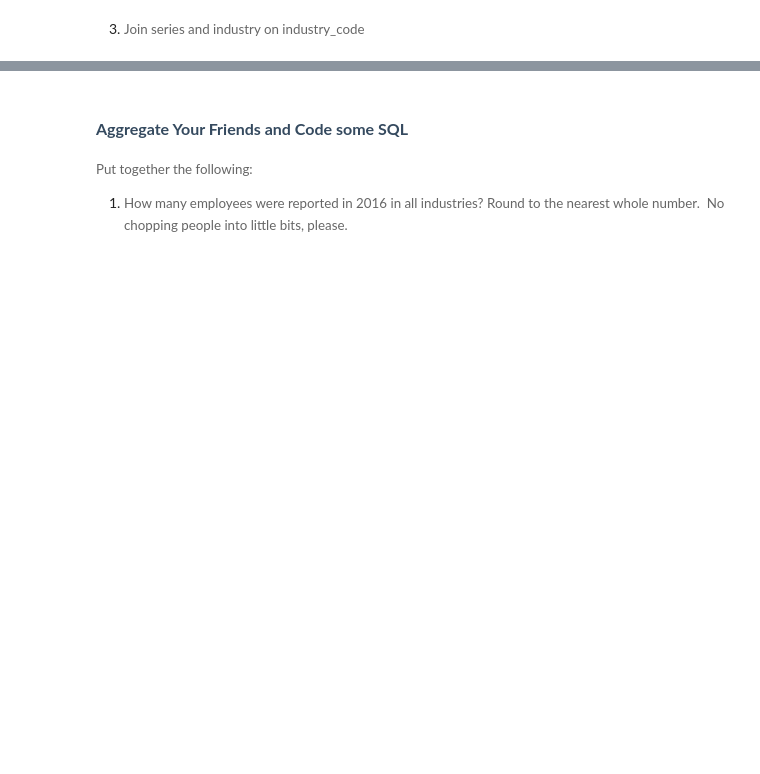
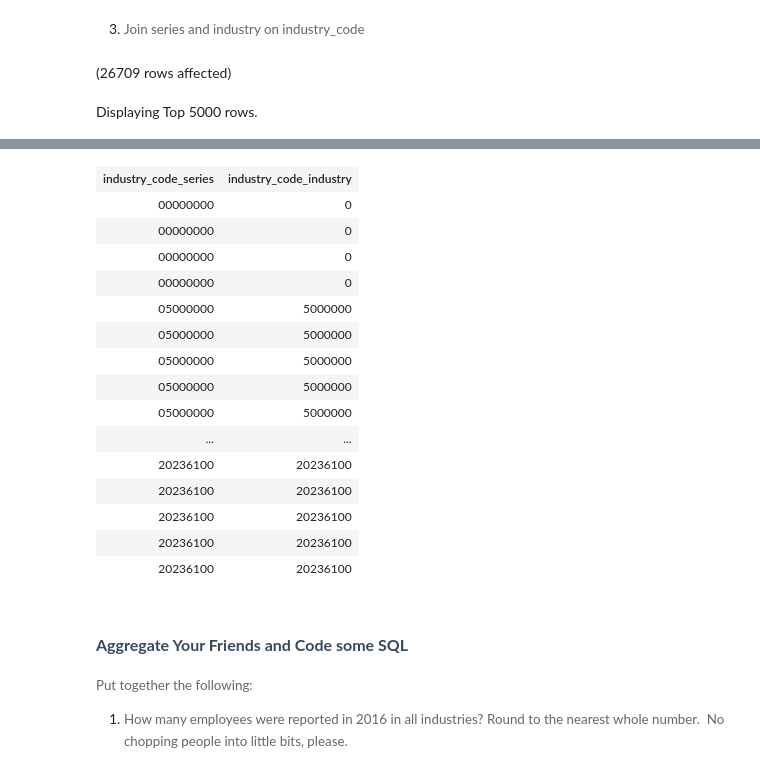
Before and after one commit to jinlikethedrink/Assignment3_9to5, a Jupyter notebook: 9to5.ipynb, the cells around one changed output, grey strips where cells are left out. Cells and saved outputs as stored; diff of their text form; code cells hidden in the pictures; blank space fills up the shorter version.

```diff
--- a/9to5.ipynb
+++ b/9to5.ipynb
@@ -121,4 +204,7 @@ from dbo.series as sr
 join dbo.industry as ind
 on sr.industry_code = ind.industry_code
 
--- Note how number zero works between two columns
+-- Note how number zero works between two columns.
+# %% [output]
+(26709 rows affected)
+Displaying Top 5000 rows.
@@ -125,3 +212,19 @@ on sr.industry_code = ind.industry_code
+| industry_code_series | industry_code_industry |
+| 00000000 | 0 |
+| 00000000 | 0 |
+| 00000000 | 0 |
+| 00000000 | 0 |
+| 05000000 | 5000000 |
+| 05000000 | 5000000 |
+| 05000000 | 5000000 |
+| 05000000 | 5000000 |
+| 05000000 | 5000000 |
+| ... | ... |
+| 20236100 | 20236100 |
+| 20236100 | 20236100 |
+| 20236100 | 20236100 |
+| 20236100 | 20236100 |
+| 20236100 | 20236100 |
 # %% [markdown]
 ## <span style="font-size: 12pt; font-family: Montserrat, sans-serif; color: rgb(53, 74, 95); background-color: rgb(255, 255, 255); font-weight: 700; font-variant-numeric: normal; font-variant-east-asian: normal; vertical-align: baseline; white-space: pre-wrap;">Aggregate Your Friends and Code some SQL</span>
 
```
Also changed, not shown: parts of 20 cells of this notebook.
